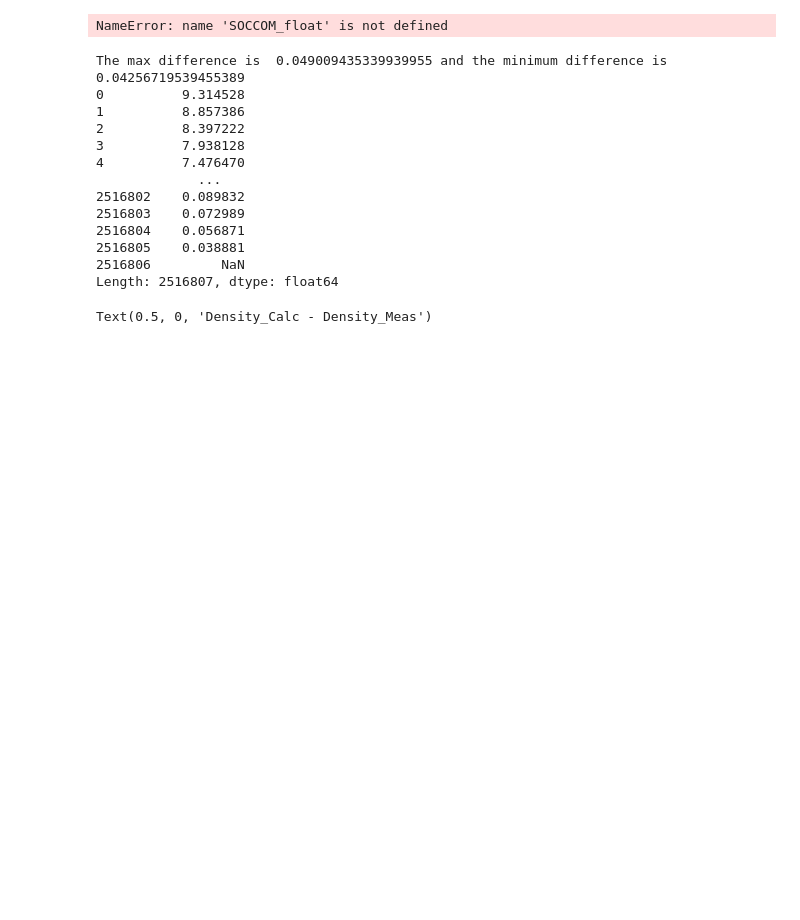
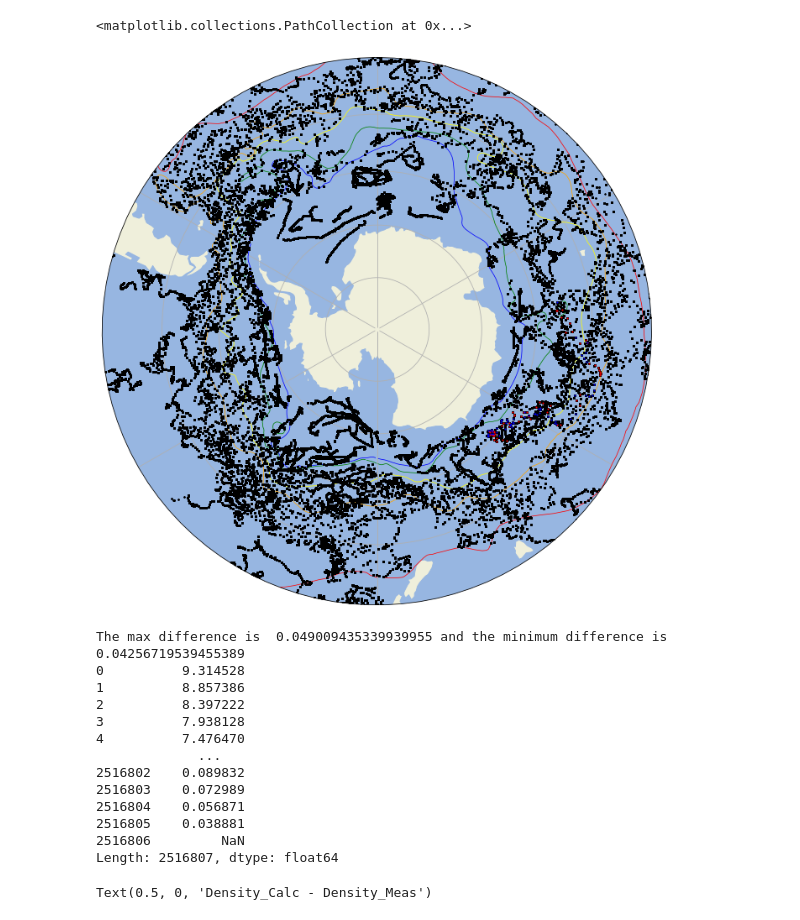
Before and after one commit to Williams-OBGC-Lab/SOCCOM_eddy, a Jupyter notebook: eddy_contour_plots.ipynb, the cells around one changed output. Drawn from its saved outputs; the diff is of its cells as text; code cells hidden in the pictures; blank space fills up the shorter version.

Commit message:
Organized code + work on float_subset

```diff
--- a/eddy_contour_plots.ipynb
+++ b/eddy_contour_plots.ipynb
@@ -145,7 +152,7 @@ print(SOCCOM_eddy['Station'].loc[SOCCOM_eddy['eddy_ID'] == 182518])
 2060919    12
 Name: Station, dtype: int64
 # %%
-#Define orsi fronts
+#Define orsi fronts: From Veronica and Nancy
 def load_orsi_fronts(data_dir):
     # Import the Southern Ocean fronts for mapping
     stf = pd.read_csv(data_dir + 'fronts/stf.txt', header=None, sep='\s+', na_values='%', names=['lon','lat'])
@@ -167,50 +174,51 @@ stf, saf, pf, saccf, sbdy = load_orsi_fronts(data_dir)
 eddy_ID_cyclonic = SOCCOM_eddy.loc[(SOCCOM_eddy['eddy_type'] != 0)
                                    & (SOCCOM_eddy['Cruise'] == float_ID)
                                    & (SOCCOM_eddy['eddy_type'] == -1)
-                                   & (SOCCOM_float['Station'] <= 102)
+                                   #& (SOCCOM_float['Station'] <= 102)
                                   ]
 eddy_ID_anticyclonic = SOCCOM_eddy.loc[(SOCCOM_eddy['eddy_type'] != 0)
                                    & (SOCCOM_eddy['Cruise'] == float_ID)
                                    & (SOCCOM_eddy['eddy_type'] == 1)
-                                & (SOCCOM_float['Station'] <= 102)
+                                   #& (SOCCOM_float['Station'] <= 102)
                                   ]
 # Identify location of multiple occurences of same eddy ID
-mult_eddies = SOCCOM_eddy.loc[(SOCCOM_eddy['Cruise'] == float_ID)
-                                   &((SOCCOM_eddy['eddy_ID'] == 356580)
-                                   | (SOCCOM_eddy['eddy_ID'] == 166673 )
-                                   | (SOCCOM_eddy['eddy_ID'] == 167847 )
-                                   | (SOCCOM_eddy['eddy_ID'] == 171547 )
-                                   | (SOCCOM_eddy['eddy_ID'] == 372855 )
-                                   | (SOCCOM_eddy['eddy_ID'] == 180467 )
-                                    )
-                                  ]
+#mult_eddies = SOCCOM_eddy.loc[(SOCCOM_eddy['Cruise'] == float_ID)
+#                                   &((SOCCOM_eddy['eddy_ID'] == 356580)
+#                                   | (SOCCOM_eddy['eddy_ID'] == 166673 )
+#                                   | (SOCCOM_eddy['eddy_ID'] == 167847 )
+#                                   | (SOCCOM_eddy['eddy_ID'] == 171547 )
+#                                   | (SOCCOM_eddy['eddy_ID'] == 372855 )
+#                                   | (SOCCOM_eddy['eddy_ID'] == 180467 )
+#                                    )
+#                                  ]
 
 plt.figure(figsize =(12,12))
 ax = plt.axes(projection=ccrs.SouthPolarStereo())
 ax.set_extent([-180,180,-90,-40], ccrs.PlateCarree())
 ax.add_feature(cartopy.feature.LAND)
 ax.add_feature(cartopy.feature.OCEAN)
 ax.gridlines(ccrs.PlateCarree(), draw_labels=True)
 
 theta = np.linspace(0, 2*np.pi, 100)
 center, radius = [0.5, 0.5], 0.5
 verts = np.vstack([np.sin(theta), np.cos(theta)]).T
 circle = mpath.Path(verts * radius + center)
 
 ax.set_boundary(circle, transform = ax.transAxes)
 plt.plot(stf['lon'], stf['lat'], color='Red', transform=ccrs.PlateCarree(), linewidth=.75)
 plt.plot(saf['lon'], saf['lat'], color='Orange', transform=ccrs.PlateCarree(), linewidth=.75)
 plt.plot(pf['lon'], pf['lat'], color='Yellow', transform=ccrs.PlateCarree(), linewidth=.75)
 plt.plot(saccf['lon'], saccf['lat'], color='Green', transform=ccrs.PlateCarree(), linewidth=.75)
 plt.plot(sbdy['lon'], sbdy['lat'], color='Blue', transform=ccrs.PlateCarree(), linewidth=.75)
 
 
 #plt.scatter(SOCCOM_float_sub['Lon [°E]'], SOCCOM_float_sub['Lat [°N]'], color = 'Black', edgecolor = 'black', transform=ccrs.PlateCarree(), s=1, zorder=1001)
 plt.scatter(SOCCOM['Lon [°E]'], SOCCOM['Lat [°N]'], color = 'Black', edgecolor = 'black', transform=ccrs.PlateCarree(), s=1, zorder=1001)
 plt.scatter(eddy_ID_cyclonic['Lon [°E]'], eddy_ID_cyclonic['Lat [°N]'],c='red', edgecolor = 'red', transform=ccrs.PlateCarree(), s=1, zorder=1001)
 plt.scatter(eddy_ID_anticyclonic['Lon [°E]'], eddy_ID_anticyclonic['Lat [°N]'],c='blue', edgecolor = 'blue', transform=ccrs.PlateCarree(), s=1, zorder=1001)
 
 # plot repeat eddy locations
-plt.scatter(mult_eddies['Lon [°E]'],mult_eddies['Lat [°N]'],c='yellow', edgecolor = 'yellow', transform=ccrs.PlateCarree(), s=1, zorder=1001)
+#plt.scatter(mult_eddies['Lon [°E]'],mult_eddies['Lat [°N]'],c='yellow', edgecolor = 'yellow', transform=ccrs.PlateCarree(), s=1, zorder=1001)
 # %% [output]
-NameError: name 'SOCCOM_float' is not defined
+<matplotlib.collections.PathCollection at 0x...>
+[figure, added]
```
Also changed, not shown: parts of 12 cells of this notebook.
